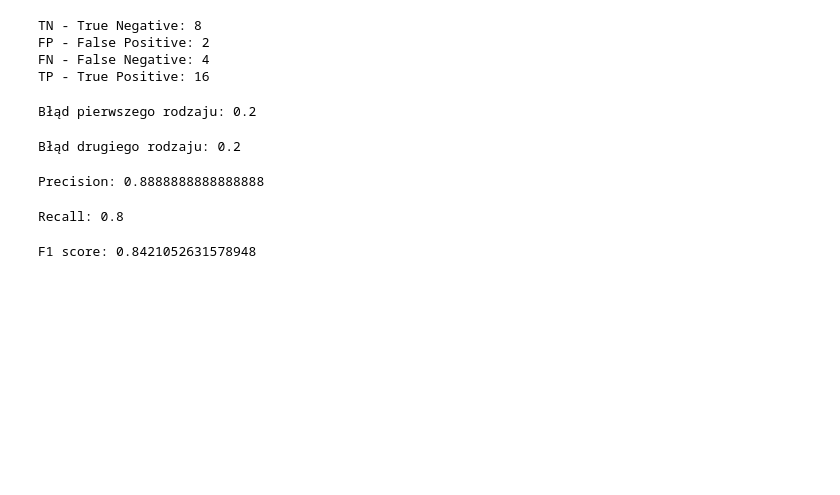
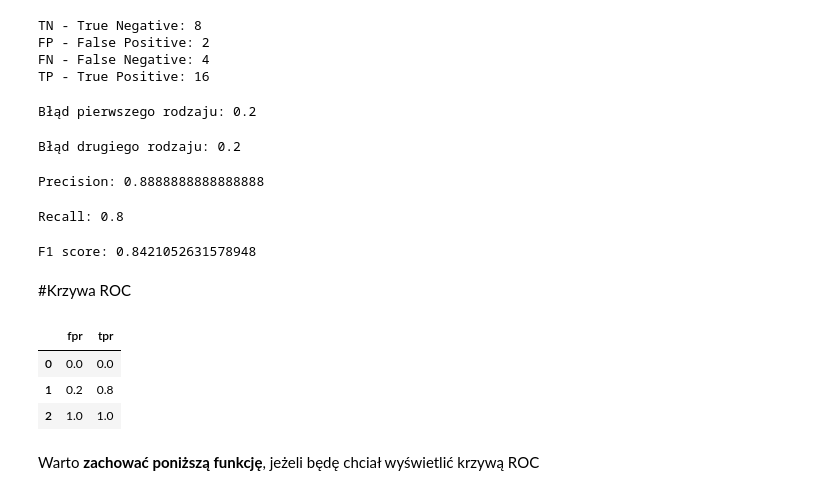
Before and after one commit to rafpank/Colab, a Jupyter notebook: data_science_bootcamp /uczenie_maszynowe/02_metryki_klasyfikacjia.ipynb, the cells around one changed output. Saved outputs shown, nothing was run; the diff lists cells and outputs as text; code cells hidden in the pictures; blank space fills up the shorter version.

Commit message:
Utworzono za pomocą Colab

```diff
--- a/data_science_bootcamp /uczenie_maszynowe/02_metryki_klasyfikacjia.ipynb
+++ b/data_science_bootcamp /uczenie_maszynowe/02_metryki_klasyfikacjia.ipynb
@@ -157,3 +157,18 @@ f1_score = 2 * precision * recall / (precision + recall)
 print(f'F1 score: {f1_score}')
 # %% [output]
 F1 score: 0.8421052631578948
+# %% [markdown]
+#Krzywa ROC
+# %%
+from sklearn.metrics import roc_curve
+
+fpr, tpr, thresholds = roc_curve(y_true, y_pred) #wylicza false positive rate i true pr, oraz próg za pomocą funkcji roc_curve do której przekazujemy y_true i y_pred. To umożliwia nam wygenerowanie parametrów do wykresu
+roc = pd.DataFrame({'fpr': fpr, 'tpr': tpr}) #a ponieważ chcemy stworzyć wykres za pomoca plotlib to tworzymy obiekt DF
+roc
+# %% [output]
+|  | fpr | tpr |
+| 0 | 0.0 | 0.0 |
+| 1 | 0.2 | 0.8 |
+| 2 | 1.0 | 1.0 |
+# %% [markdown]
+Warto **zachować poniższą funkcję**, jeżeli będę chciał wyświetlić krzywą ROC
```
Also changed, not shown: parts of 4 cells of this notebook.
